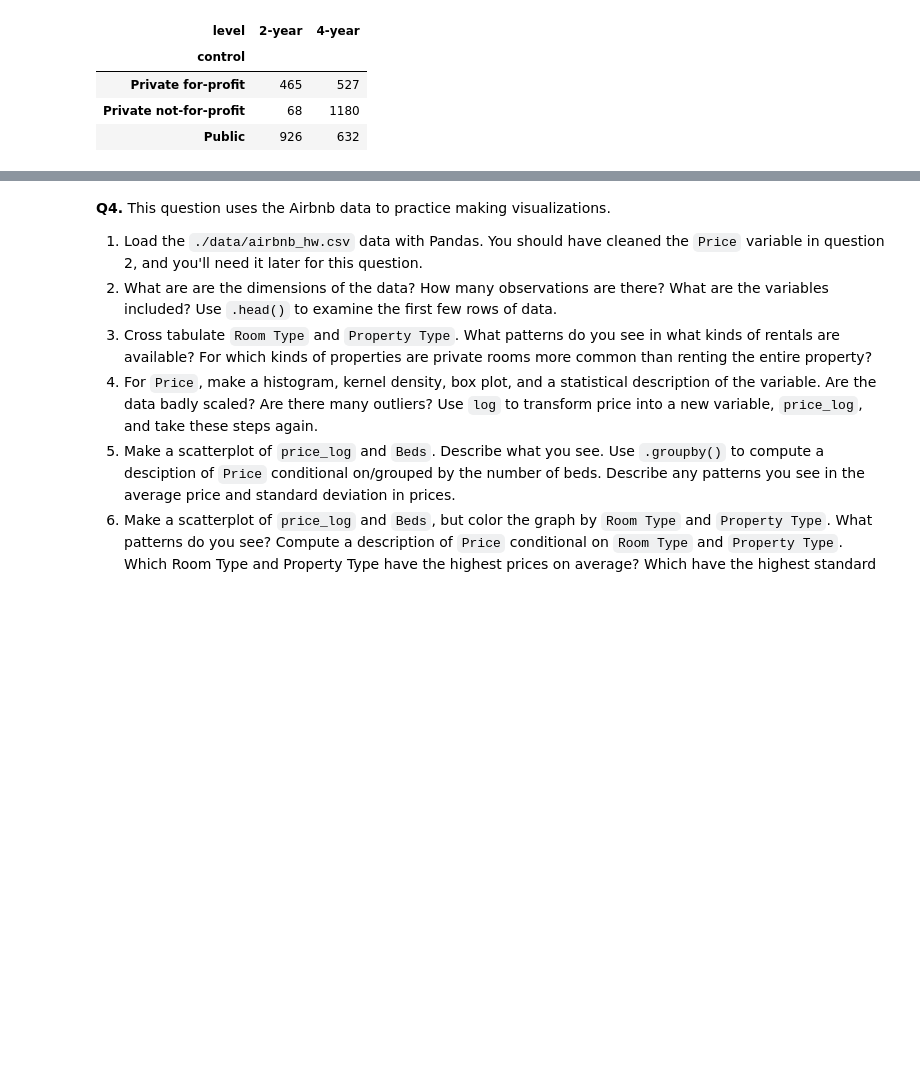
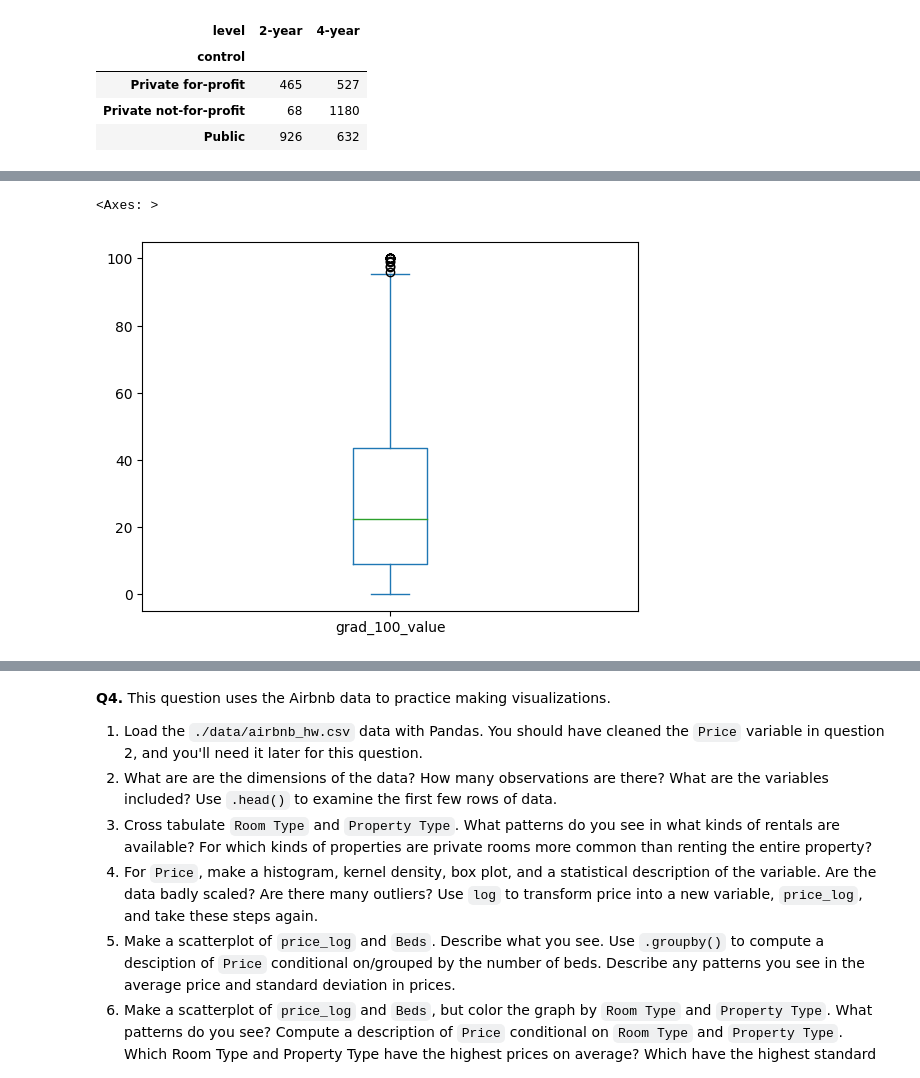
Before and after one commit to chrryyy/assignment2, a Jupyter notebook: assignment2.ipynb, the cells around one changed output, grey strips where cells are left out. Drawn from its saved outputs; the diff is of its cells as text; code cells hidden in the pictures; blank space fills up the shorter version.

```diff
--- a/assignment2.ipynb
+++ b/assignment2.ipynb
@@ -218,0 +231,6 @@ pd.crosstab(college["control"], college["level"])
+# %%
+# Part 4 - Boxplot
+college["grad_100_value"].plot.box()
+# %% [output]
+<Axes: >
+[figure, added]
```
Also changed, not shown: parts of 3 cells of this notebook.
